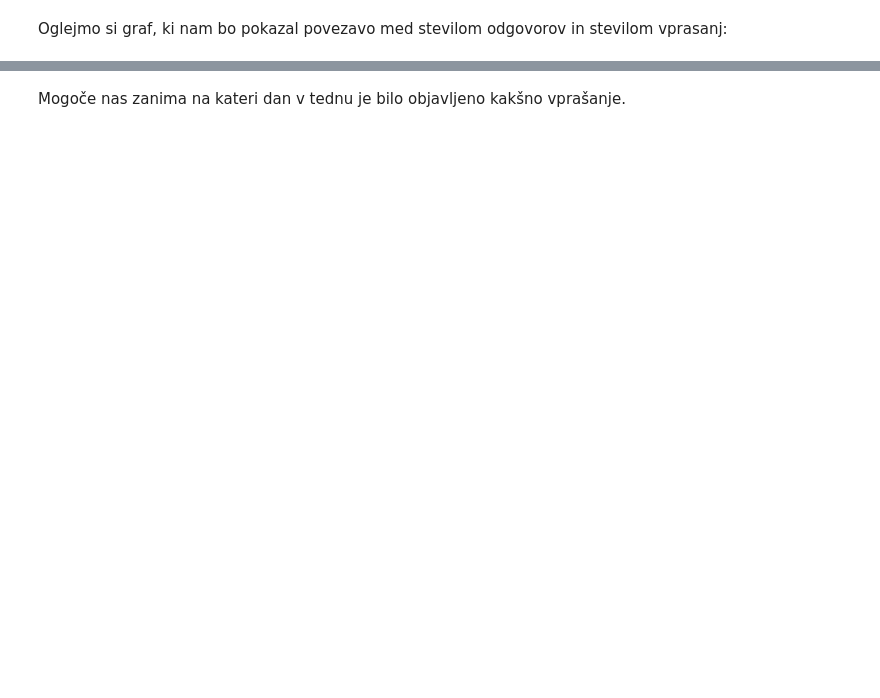
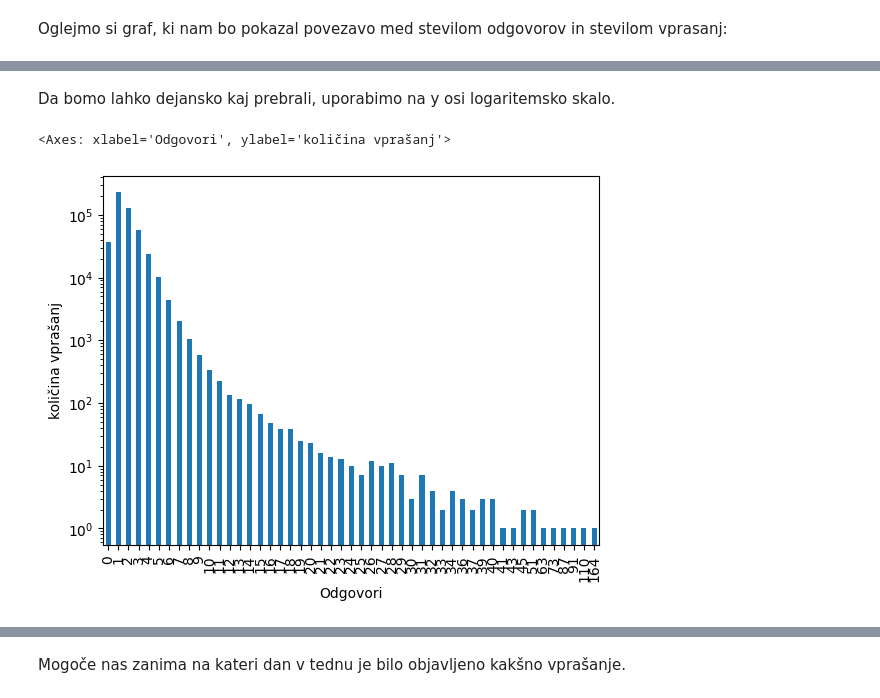
Before and after one commit to lukaponikvar/Projektna_UVP, a Jupyter notebook: Analiza.ipynb, the cells around one changed output, grey strips where cells are left out. Saved outputs shown, nothing was run; the diff lists cells and outputs as text; code cells hidden in the pictures; blank space fills up the shorter version.

```diff
--- a/Analiza.ipynb
+++ b/Analiza.ipynb
@@ -59,0 +112,7 @@ po_odgovorih.plot.bar(ylabel = "količina vprašanj")
+# %% [markdown]
+Da bomo lahko dejansko kaj prebrali, uporabimo na y osi logaritemsko skalo.
+# %%
+po_odgovorih.plot.bar(ylabel = "količina vprašanj", logy = True)
+# %% [output]
+<Axes: xlabel='Odgovori', ylabel='količina vprašanj'>
+[figure, added]
```
Also changed, not shown: parts of 23 cells of this notebook.
